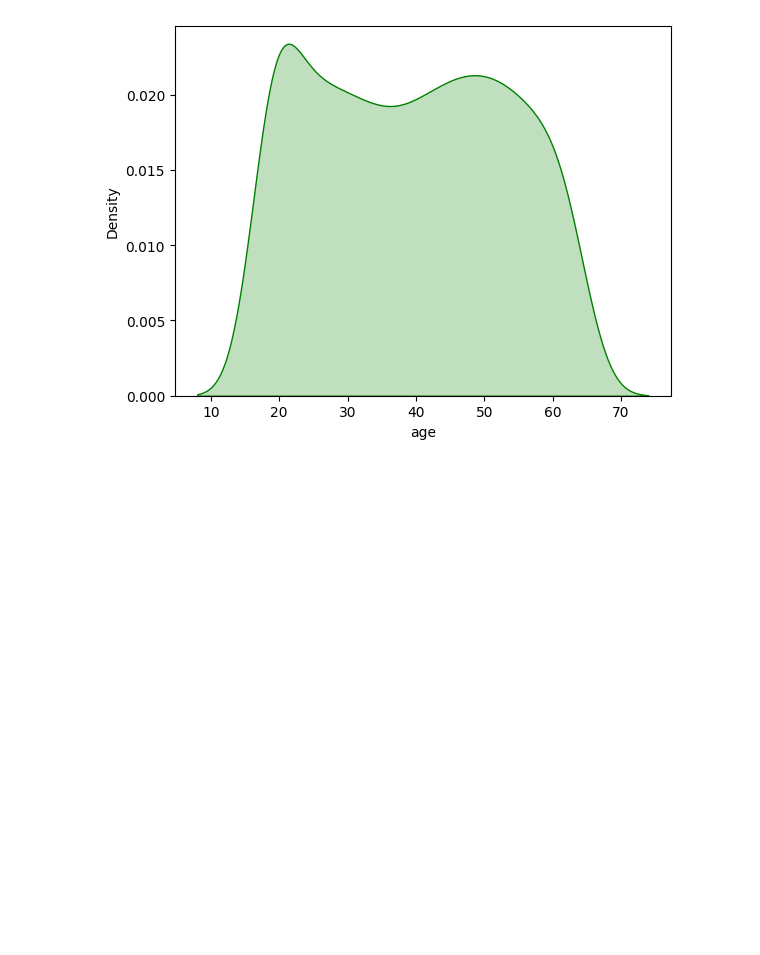
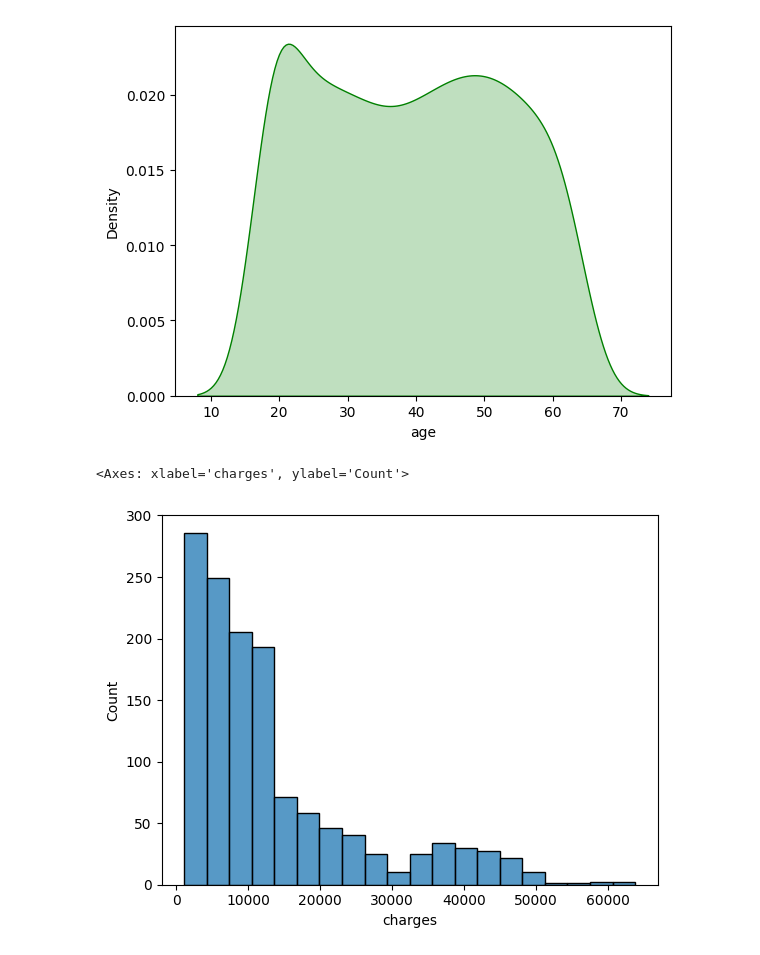
Before and after one commit to coder-priyanka01/Machine-Learning, a Jupyter notebook: DataPreprocessingClass.ipynb, the cells around one changed output. Cells and saved outputs as stored; diff of their text form; code cells hidden in the pictures; blank space fills up the shorter version.

```diff
--- a/DataPreprocessingClass.ipynb
+++ b/DataPreprocessingClass.ipynb
@@ -82,3 +87,8 @@ sns.kdeplot(df['age'], fill = True, color = "Green")
 # %% [output]
 <Axes: xlabel='age', ylabel='Density'>
 [figure]
+# %%
+sns.histplot(df['charges'], bins = 20)
+# %% [output]
+<Axes: xlabel='charges', ylabel='Count'>
+[figure, added]
```
Also changed, not shown: parts of 21 cells of this notebook.
